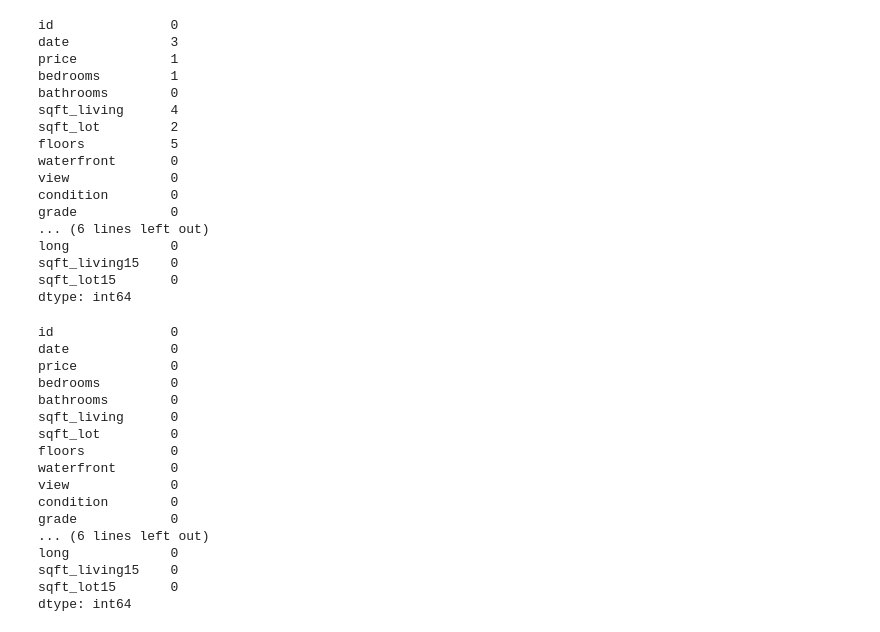
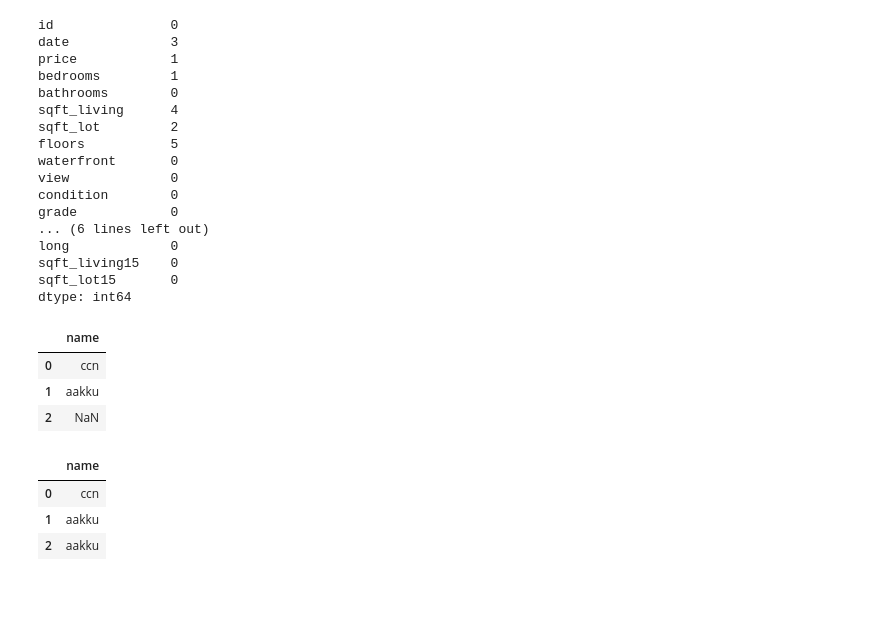
Before and after one commit to aakku106/AI, a Jupyter notebook: Ml/project.ipynb, the cells around one changed output. Saved outputs shown, nothing was run; the diff lists cells and outputs as text; code cells hidden in the pictures; blank space fills up the shorter version.

```diff
--- a/Ml/project.ipynb
+++ b/Ml/project.ipynb
@@ -132,23 +132,6 @@ sqft_lot15       0
 dtype: int64
 # %%
 
-housing_dataframe.dropna(inplace=True)
-housing_dataframe.isnull().sum()
+# dropping nul value, inplace=True sync with original val
+# housing_dataframe.dropna(inplace=True)
+# housing_dataframe.isnull().sum()
-# %% [output]
-id               0
-date             0
-price            0
-bedrooms         0
-bathrooms        0
-sqft_living      0
-sqft_lot         0
-floors           0
-waterfront       0
-view             0
-condition        0
-grade            0
-... (6 lines left out)
-long             0
-sqft_living15    0
-sqft_lot15       0
-dtype: int64
@@ -154,0 +141,20 @@ dtype: int64
+# %%
+dummy_data = pd.DataFrame(
+    {
+        'name':['ccn','aakku',np.nan]
+    }
+)
+dummy_data
+# %% [output]
+|  | name |
+| 0 | ccn |
+| 1 | aakku |
+| 2 | NaN |
+# %%
+dummy_data.fillna(method='ffill',inplace=True)
+dummy_data
+# %% [output]
+|  | name |
+| 0 | ccn |
+| 1 | aakku |
+| 2 | aakku |
```
Also changed, not shown: parts of 1 cell of this notebook.
